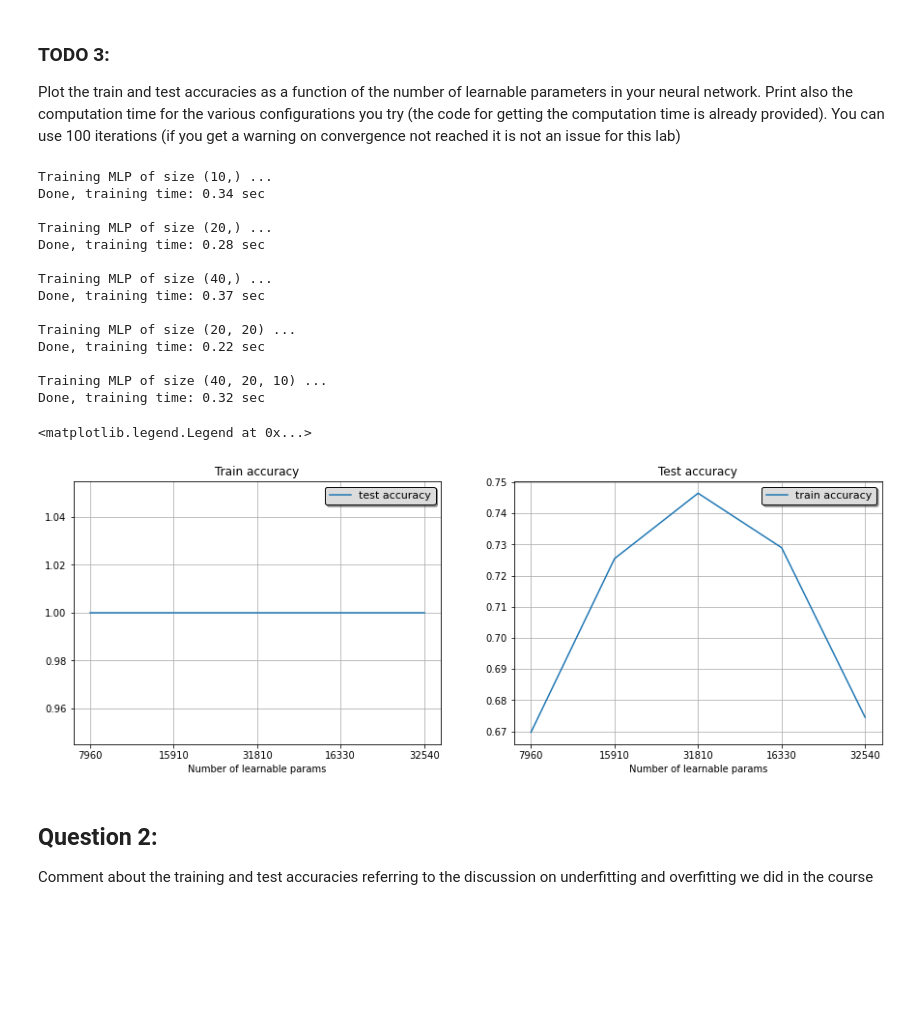
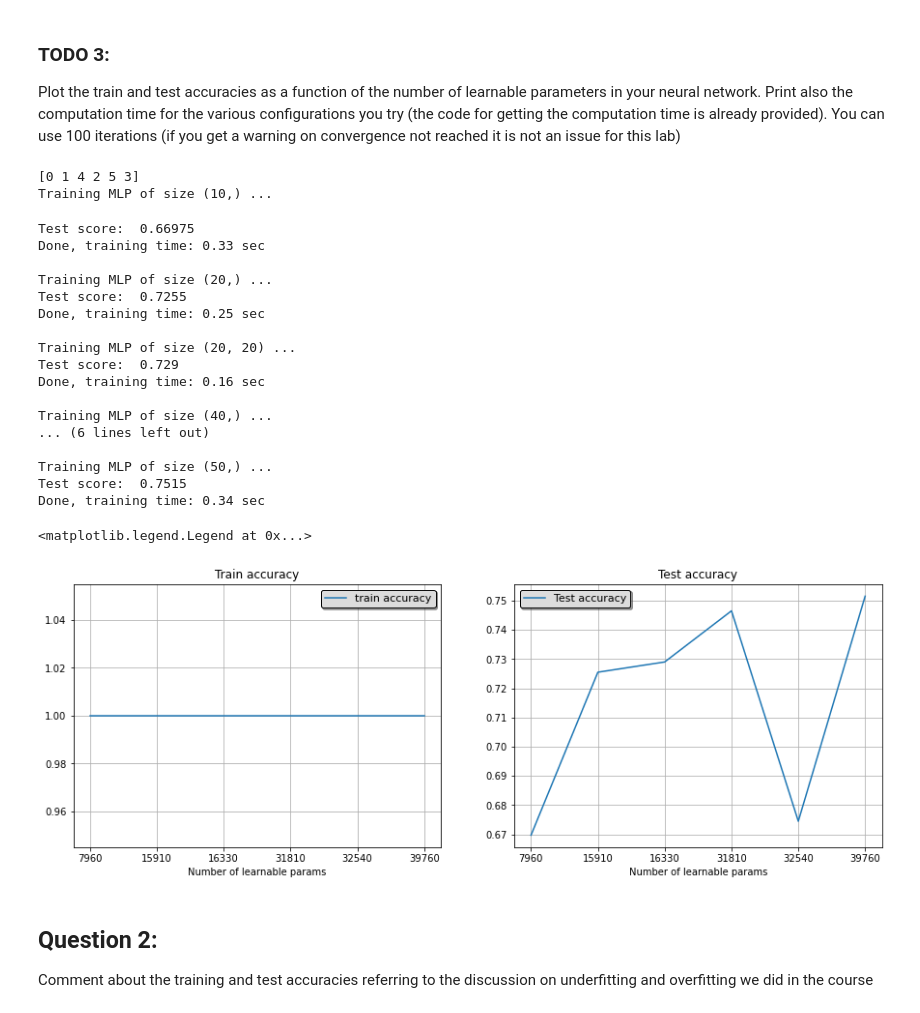
Before and after one commit to tommasoamico/machine_learning, a Jupyter notebook: lab3/LAB3_Characters_Classification_with_Neural_Networks.ipynb, the cells around one changed output. Cells and saved outputs as stored; diff of their text form; code cells hidden in the pictures; blank space fills up the shorter version.

```diff
--- a/lab3/LAB3_Characters_Classification_with_Neural_Networks.ipynb
+++ b/lab3/LAB3_Characters_Classification_with_Neural_Networks.ipynb
@@ -131,7 +131,7 @@ Then, using the default activation function, pick four or five architectures to
 You can reduce the number of iterations if the running time is too long on your computer.
 # %%
 # these are sample values but feel free to change them as you like, try to experiment with different sizes!!
-parameters = {'hidden_layer_sizes': [(10,), (20,), (40,), (20,20,), (40,20,10) ]}
+parameters = {'hidden_layer_sizes': [(10,), (20,),(50,), (40,), (20,20,), (40,20,10) ]}
 
 mlp = MLPClassifier(max_iter=100, activation='relu', alpha=1e-4, solver='sgd',
                     tol=1e-4, random_state=ID,
@@ -184,7 +184,7 @@ parameters = {'batch_size': [1, 8, 32, 80, 480]}
 
 # need to specify that you would like to use the standard k-fold split otherwise sklearn create splits of different sizes
 kf = sklearn.model_selection.KFold(n_splits=5)
-mlp = MLPClassifier(hidden_layer_sizes=(20,), max_iter=100, activation='relu', alpha=1e-4, solver='sgd',
+mlp = MLPClassifier(hidden_layer_sizes=(50,), max_iter=100, activation='relu', alpha=1e-4, solver='sgd',
                     tol=1e-4, random_state=ID,
                     learning_rate_init=.1)
 cross = GridSearchCV(mlp, parameters, cv=kf)
@@ -253,9 +253,12 @@ def param_count(hl_size):
     tot += (hl_size[-1]+1)*output_size
     return tot
 
-hl_sizes = [(10,), (20,), (40,), (20,20,), (40,20,10)]
+hl_sizes = [(10,), (20,), (40,), (50,), (20,20,), (40,20,10)]
 hl_labels = [param_count(t) for t in hl_sizes]
-
+sorting = np.argsort(hl_labels)
+print(sorting)
+hl_labels = np.array(hl_labels)[sorting]
+hl_sizes = np.array(hl_sizes)[sorting]
 ti = time.time()
 train_acc_list, test_acc_list = [], []
 for hl_size in hl_sizes:
@@ -265,49 +268,54 @@ for hl_size in hl_sizes:
                     learning_rate_init=.1)
 
     mlp.fit(X_train, y_train)
-
+    print('Test score: ', mlp.score(X_test, y_test))
     train_acc_list.append(mlp.score(X_train, y_train))
     test_acc_list.append(mlp.score(X_test, y_test))
     print('Done, training time: {:.2f} sec\n'.format(time.time()-ti))
     ti = time.time()
 
 fig, ax = plt.subplots(1,2, figsize=(15,5))
 
 
 ax[0].plot(train_acc_list, label='train accuracy')
 ax[0].set_xlabel('Number of learnable params')
 ax[0].set_title('Train accuracy')
 ax[0].set_xticks(np.arange(0,len(hl_labels)))
 ax[0].set_xticklabels(hl_labels)
 ax[0].grid(True)
 ax[0].set_title('Train accuracy')
 ax[0].legend(shadow=True, framealpha=1, facecolor='gainsboro', edgecolor='black', prop={'size':11})
 
 
 ax[1].plot(test_acc_list, label='Test accuracy')
 ax[1].set_xlabel('Number of learnable params')
 ax[1].set_title('Test accuracy')
 ax[1].set_xticks(np.arange(0,len(hl_labels)))
 ax[1].set_xticklabels(hl_labels)
 ax[1].grid(True)
 ax[1].legend(shadow=True, framealpha=1, facecolor='gainsboro', edgecolor='black', prop={'size':11})
 # %% [output]
+[0 1 4 2 5 3]
 Training MLP of size (10,) ...
-Done, training time: 0.34 sec
-
-Training MLP of size (20,) ...
-Done, training time: 0.28 sec
-
-Training MLP of size (40,) ...
-Done, training time: 0.37 sec
-
-Training MLP of size (20, 20) ...
-Done, training time: 0.22 sec
-
-Training MLP of size (40, 20, 10) ...
-Done, training time: 0.32 sec
-<matplotlib.legend.Legend at 0x...>
+Test score:  0.66975
+Done, training time: 0.33 sec
+
+Training MLP of size (20,) ...
+Test score:  0.7255
+Done, training time: 0.25 sec
+
+Training MLP of size (20, 20) ...
+Test score:  0.729
+Done, training time: 0.16 sec
+
+Training MLP of size (40,) ...
+... (6 lines left out)
+
+Training MLP of size (50,) ...
+Test score:  0.7515
+Done, training time: 0.34 sec
+<matplotlib.legend.Legend at 0x...>
-[figure, old version]
+[figure, new version]
 # %% [markdown]
 ## Question 2:
 
```
Also changed, not shown: parts of 11 cells of this notebook.
